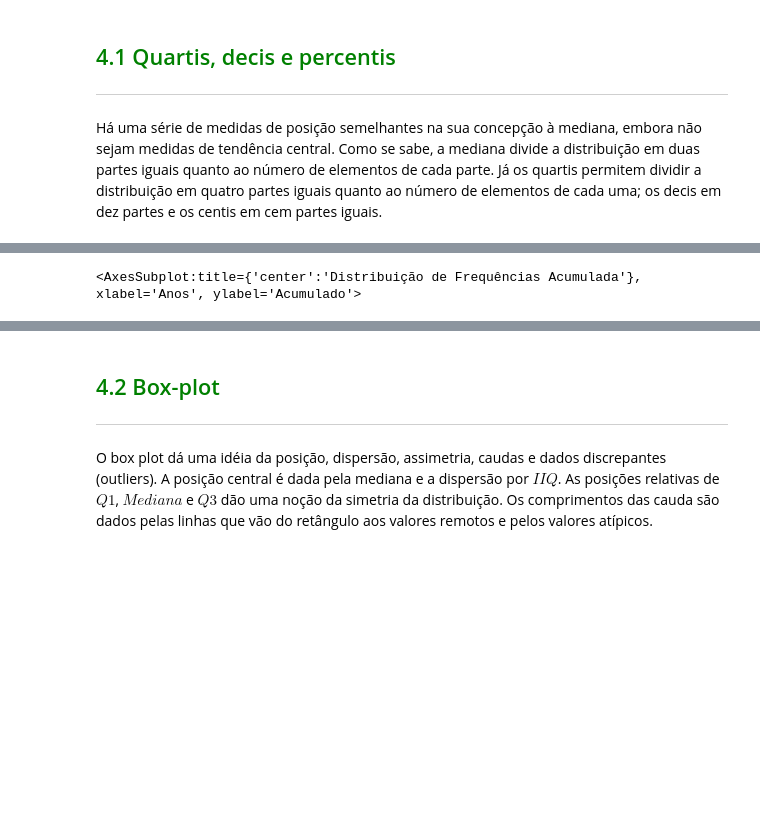
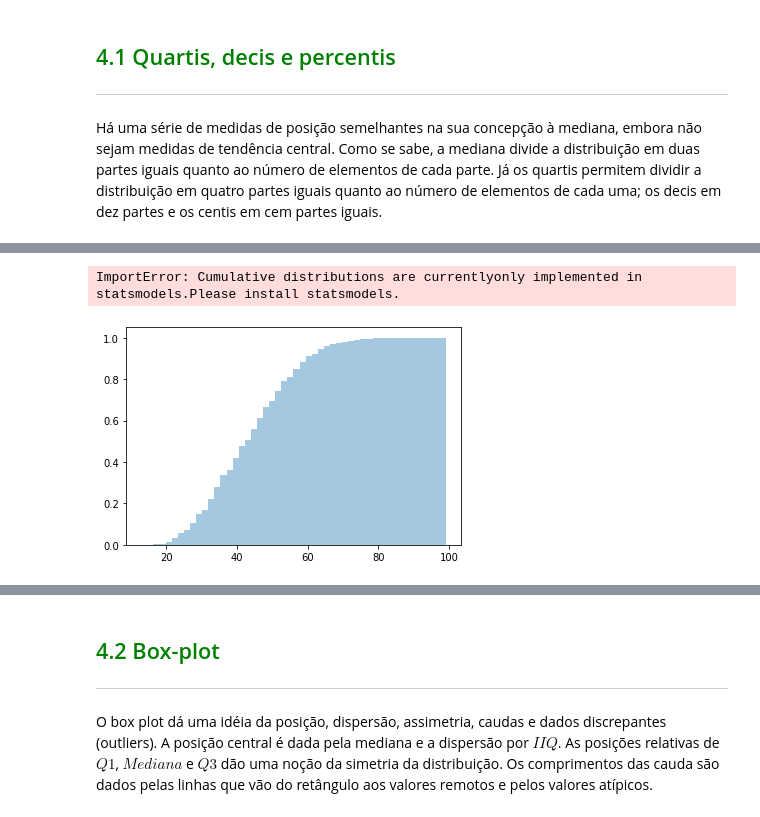
Before and after one commit to alvarengaricardo/estatistica_python_frequencias_medidas, a Jupyter notebook: Curso_de_Estatística_Parte_1.ipynb, the cells around one changed output, grey strips where cells are left out. Cells and saved outputs as stored; diff of their text form; code cells hidden in the pictures; blank space fills up the shorter version.

```diff
--- a/Curso_de_Estatística_Parte_1.ipynb
+++ b/Curso_de_Estatística_Parte_1.ipynb
@@ -929,9 +984,12 @@ Há uma série de medidas de posição semelhantes na sua concepção à mediana
 # %%
-
+ax = sns.distplot(dados.Idade,
+                  hist_kws = {'cumulative': True},
+                  kde_kws = {'cumulative': True})
 ax.figure.set_size_inches(14, 6)
 ax.set_title('Distribuição de Frequências Acumulada', fontsize=18)
 ax.set_ylabel('Acumulado', fontsize=14)
 ax.set_xlabel('Anos', fontsize=14)
 ax
 # %% [output]
-<AxesSubplot:title={'center':'Distribuição de Frequências Acumulada'}, xlabel='Anos', ylabel='Acumulado'>
+ImportError: Cumulative distributions are currentlyonly implemented in statsmodels.Please install statsmodels.
+[figure, added]
```
Also changed, not shown: parts of 6 cells of this notebook.
